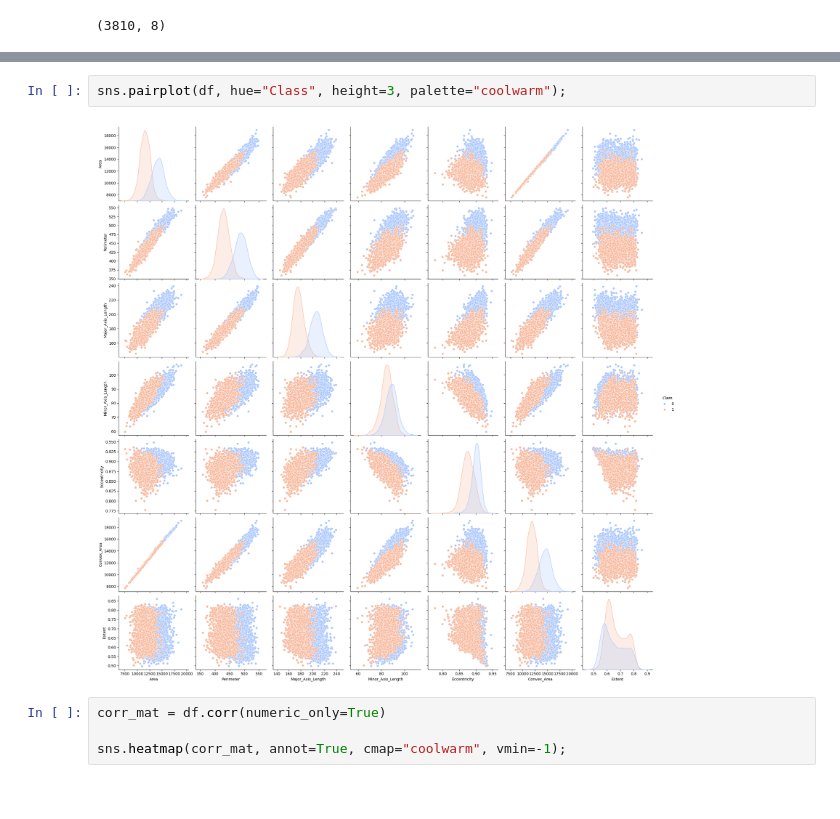
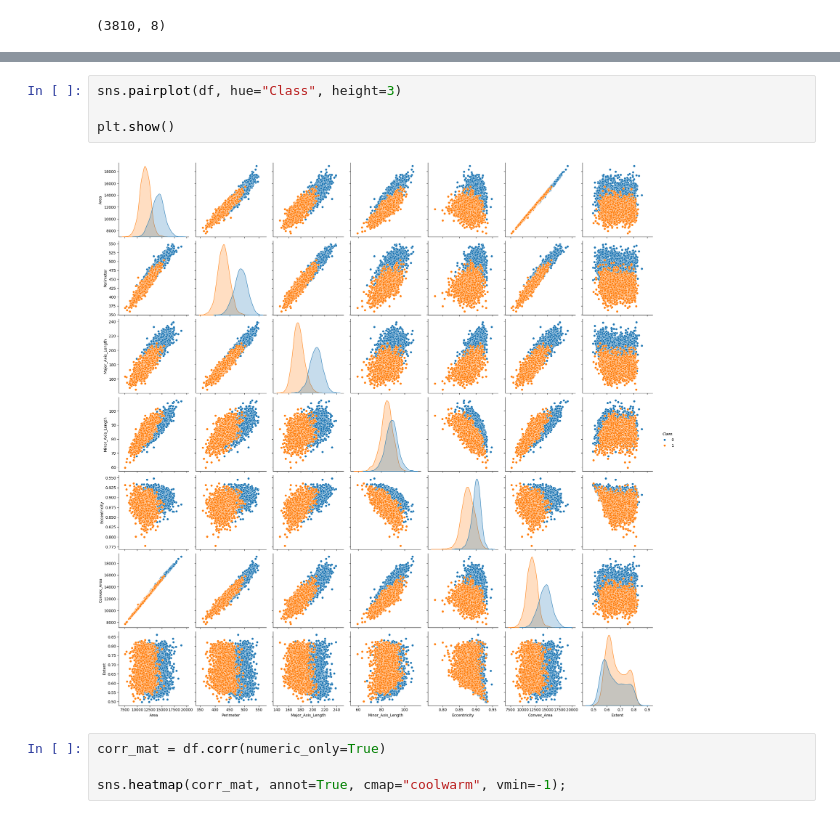
Before and after one commit to FlorDRamirez/final, a Jupyter notebook: notebooks/02LimpiezaEDA.ipynb, the cells around one changed output, grey strips where cells are left out. Drawn from its saved outputs; the diff is of its cells as text.

```diff
--- a/notebooks/02LimpiezaEDA.ipynb
+++ b/notebooks/02LimpiezaEDA.ipynb
@@ -238,9 +238,11 @@ df.describe().T.style.background_gradient(axis=0)
 | Extent | 3810.000000 | 0.661934 | 0.077239 | 0.497413 | 0.598862 | 0.645361 | 0.726562 | 0.861050 |
 | Class | 3810.000000 | 0.572178 | 0.494828 | 0.000000 | 0.000000 | 1.000000 | 1.000000 | 1.000000 |
 # %%
-sns.pairplot(df, hue="Class", height=3, palette="coolwarm");
+sns.pairplot(df, hue="Class", height=3)
+
+plt.show()
 # %% [output]
-[figure, old version]
+[figure, new version]
 # %%
 corr_mat = df.corr(numeric_only=True)
 
```
Also changed, not shown: 1 other file.
